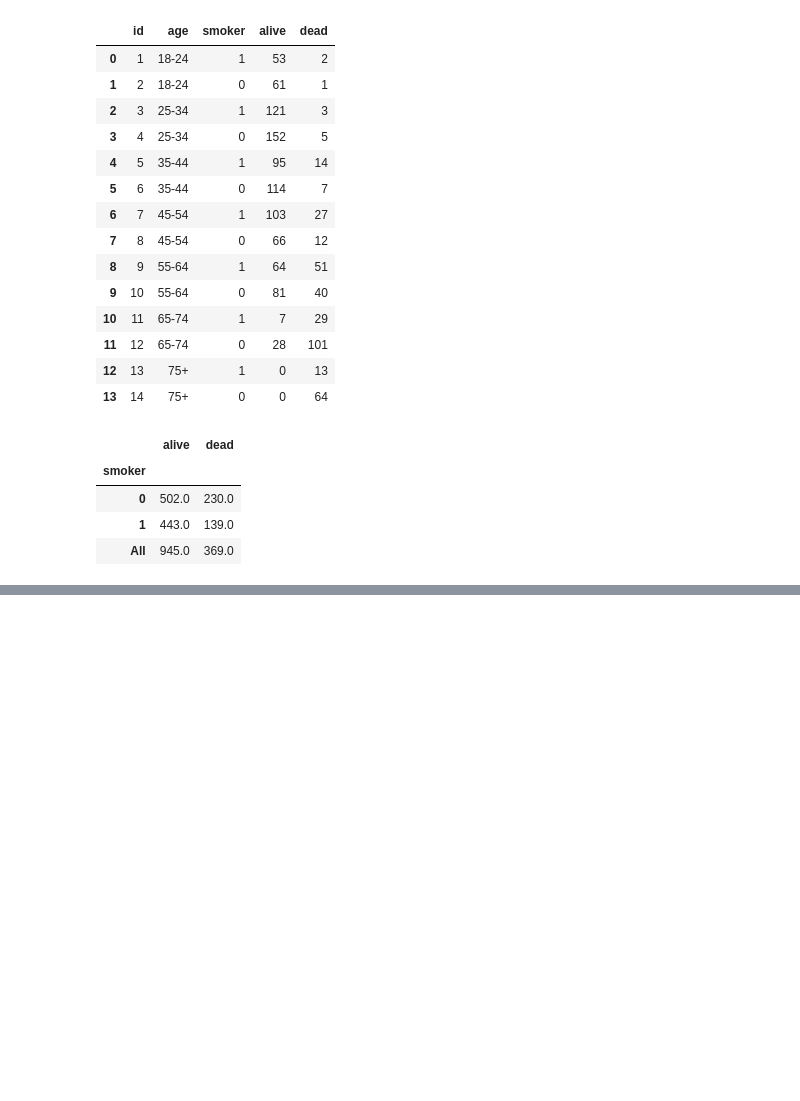
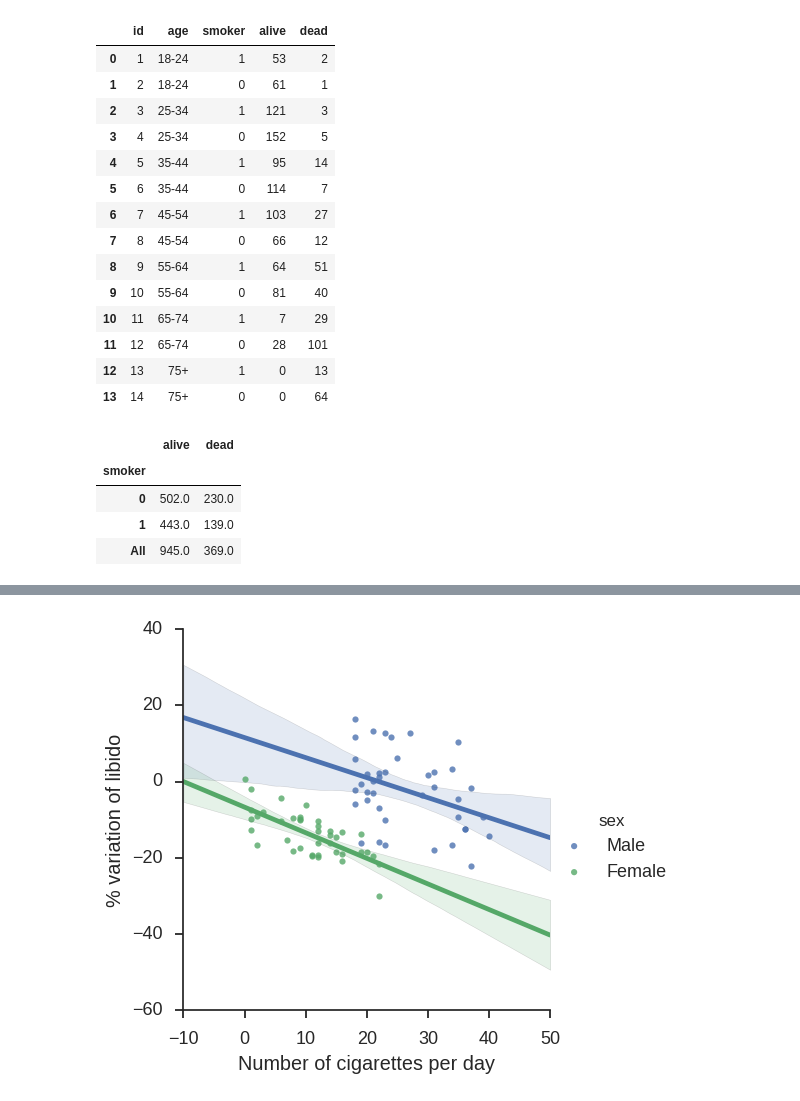
Before and after one commit to GregVial/smoking, a Jupyter notebook: smoking.ipynb, the cells around one changed output, grey strips where cells are left out. Saved outputs shown, nothing was run; the diff lists cells and outputs as text; code cells hidden in the pictures; blank space fills up the shorter version.

```diff
--- a/smoking.ipynb
+++ b/smoking.ipynb
@@ -112,0 +169,6 @@ NameError: name 'x4' is not defined
+# %%
+f = sns.lmplot(x="x",y="y",hue="sex",data=df)
+f.set_axis_labels("Number of cigarettes per day", "% variation of libido")
+plt.show()
+# %% [output]
+[figure, added]
```
Also changed, not shown: parts of 9 cells of this notebook.
